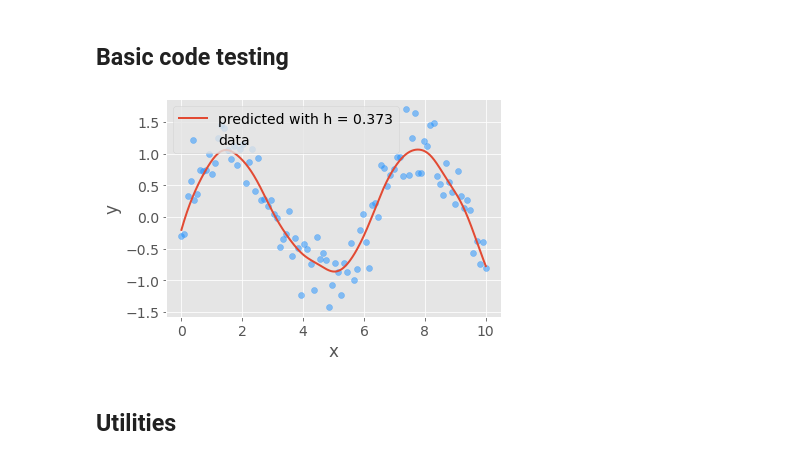
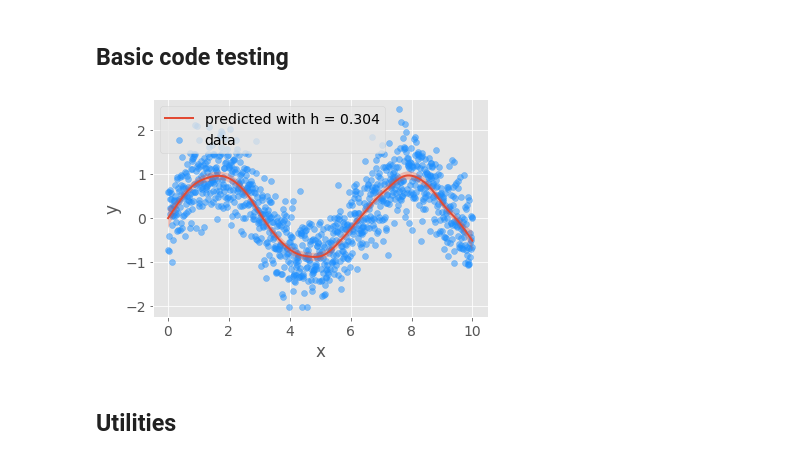
Before and after one commit to JulietteFranque/SDS383D_JF, a Jupyter notebook: exercises-06/notebooks/local_polynomial_regression.ipynb, the cells around one changed output. Saved outputs shown, nothing was run; the diff lists cells and outputs as text; code cells hidden in the pictures.

```diff
--- a/exercises-06/notebooks/local_polynomial_regression.ipynb
+++ b/exercises-06/notebooks/local_polynomial_regression.ipynb
@@ -10,18 +10,18 @@ import pandas as pd
 # %% [markdown]
 ## Basic code testing
 # %%
-x_data = np.linspace(0,10,100).reshape(-1,1)
-x_target = np.linspace(0,10,1000).reshape(-1,1)
-y_data = np.sin(1*x_data) + np.random.normal(0,.3,size=100).reshape(-1,1)
+x_data = np.linspace(0,10,1000).reshape(-1,1)
+y_data = np.sin(1*x_data) + np.random.normal(0,.5,size=1000).reshape(-1,1)
 # %%
 reg = local_regression.Lowess(degree=1)
 reg.fit(x_data, y_data)
-y_pred, _, _ = reg.predict(x_target)
+y_pred, lower, upper = reg.predict(x_data)
 # %%
-plt.plot(x_target, y_pred, lw=2, label=f'predicted with h = {float(np.round(reg.bandwidth,3))}')
+plt.plot(x_data, y_pred, lw=2, label=f'predicted with h = {float(np.round(reg.bandwidth,3))}')
 plt.scatter(x_data, y_data, color='dodgerblue', label='data', alpha=.5)
 plt.xlabel('x')
 plt.ylabel('y')
+plt.fill_between(x_data.flatten(), lower.flatten(), upper.flatten(), alpha = .3)
 plt.legend();
 # %% [output]
-[figure, old version]
+[figure, new version]
```
Also changed, not shown: parts of 24 cells of this notebook, 2 other files.
